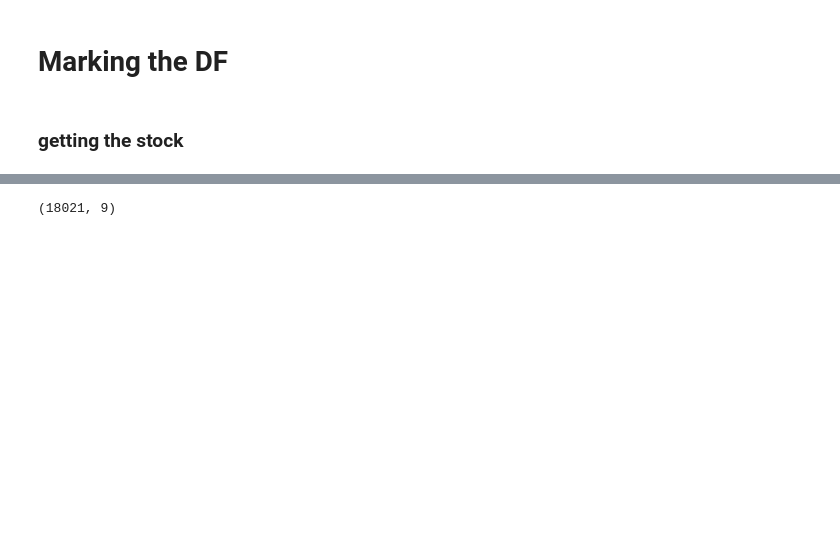
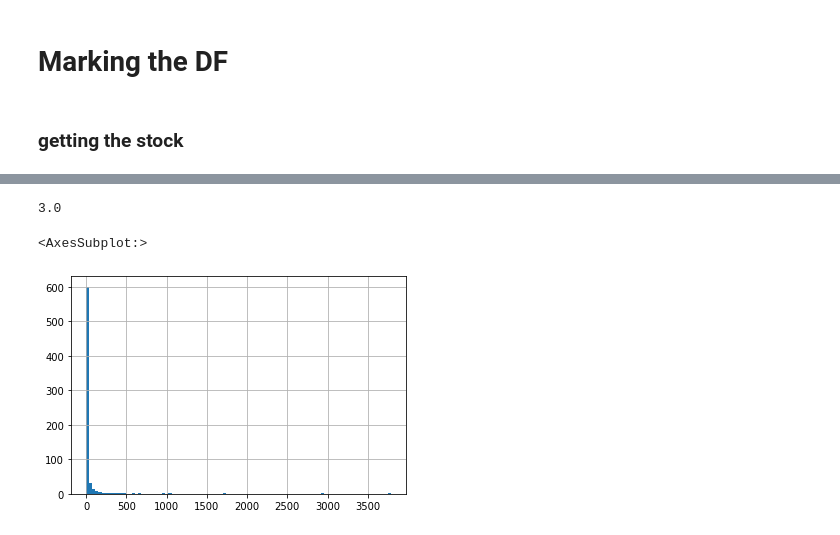
Before and after one commit to netoconcon/next_trend, a Jupyter notebook: notebooks/new_strategy.ipynb, the cells around one changed output, grey strips where cells are left out. Saved outputs shown, nothing was run; the diff lists cells and outputs as text; code cells hidden in the pictures; blank space fills up the shorter version.

```diff
--- a/notebooks/new_strategy.ipynb
+++ b/notebooks/new_strategy.ipynb
@@ -34,0 +43,4 @@ Name: ACT Symbol, Length: 950, dtype: object
+# %%
+bool_index = tickers_df['AAIT'].apply(lambda i: len(i) >= 3)
+tickers_df = tickers_df[bool_index]
+tickers_df['AAIT']
@@ -35,6 +60,6 @@ Name: ACT Symbol, Length: 950, dtype: object
 # %%
 def include_ticker(string):
-    for ticker in tickers_df['ACT Symbol']:
+    for ticker in tickers_df['AAIT']:
         if ticker.lower() in string.lower():
             return ticker
 # %% [markdown]
@@ -72,6 +86,0 @@ target_tickers = median_index_df.index.tolist()
-# %%
-bool_index = reddit_df['stock_body'].apply(lambda i: i in target_tickers)
-reddit_df = reddit_df[bool_index]
-reddit_df.shape
-# %% [output]
-(18021, 9)
@@ -79,0 +87,9 @@ reddit_df.to_csv('reddit_new_strategy.csv')
+# %%
+reddit_df['stock_body'].value_counts().median()
+# %% [output]
+3.0
+# %%
+reddit_df['stock_body'].value_counts().hist(bins=100)
+# %% [output]
+<AxesSubplot:>
+[figure, added]
```
Also changed, not shown: parts of 16 cells of this notebook, 2 other files.
